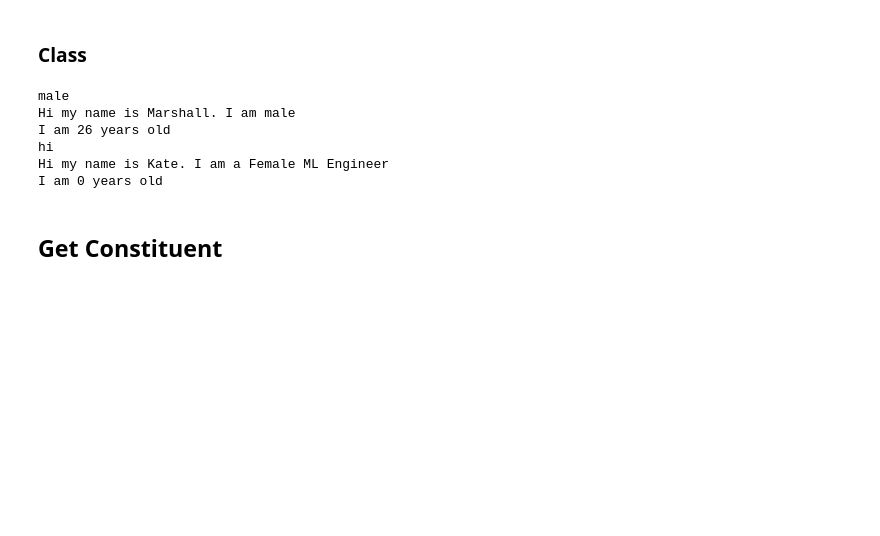
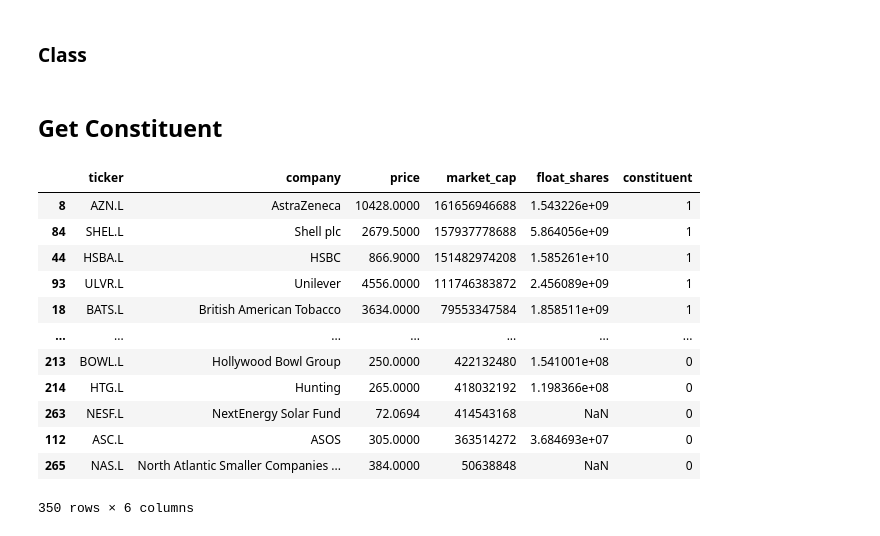
Before and after one commit to python-Marsh/Index-Rebalance, a Jupyter notebook: index_rebalance/playground.ipynb, the cells around one changed output. Saved outputs shown, nothing was run; the diff lists cells and outputs as text; code cells hidden in the pictures; blank space fills up the shorter version.

```diff
--- a/index_rebalance/playground.ipynb
+++ b/index_rebalance/playground.ipynb
@@ -57,22 +45,28 @@ the first row of df is:
 # %% [markdown]
 ### Class
 # %%
-class Person:
+from typing import Union
+from abc import ABC, abstractmethod
+
+class Person(ABC):
     def __init__(self, name: str, sex: str):
         self.name = name
         self.sex = sex
 
-    def self_intro(self, age: int = 0):
-        print(f'Hi my name is {self.name}. I am {self.sex}')
-        print(f'I am {age} years old')
+    @abstractmethod
+    def self_intro(self):
+        pass
 
     @staticmethod
     def say(word: str):
         print(word)
 
-marshall = Person(name="Marshall", sex="male")
+    def __str__(self):
+        return self.name
+
+# marshall = Person(name="Marshall", sex="male")
 print(marshall.sex)
-marshall.self_intro(26)
+marshall.self_intro()
 marshall.say('hi')
 
 class Employee(Person):
@@ -87,10 +81,16 @@ class Employee(Person):
 
 kate = Employee(name="Kate", sex="Female", job="ML Engineer")
 kate.self_intro()
+
+def introduct(x: Union[Person, Employee]):
+    x.self_intro()
+
+introduct(kate)
+print(kate)
+
+
+class Student(Person):
+    def __init__(self, name, sex):
+        super().__init__(name, sex)
+
+# marshall = Student(name='Marshall', sex='male')
-# %% [output]
-male
-Hi my name is Marshall. I am male
-I am 26 years old
-hi
-Hi my name is Kate. I am a Female ML Engineer
-I am 0 years old
@@ -97,34 +132,65 @@ I am 0 years old
 # %% [markdown]
 ## Get Constituent
 # %%
+import re
 # Step 1: Get FTSE 100 tickers from Wikipedia
 ftse_url = "https://en.wikipedia.org/wiki/FTSE_100_Index"
 tables = pd.read_html(ftse_url)
-ftse_df = tables[4]  # The table of constituents
-ftse_tickers = ftse_df['Ticker'].tolist()
-company_names = ftse_df['Company'].tolist()
+ftse_100 = tables[4]  # The table of constituents
+ftse_100['constituent'] = 1
+ftse_100.columns = [re.sub(r'\[\d+\]', '', col).upper() for col in ftse_100.columns]
+
+url = "https://en.wikipedia.org/wiki/FTSE_250_Index"
+tables = pd.read_html(url)
+ftse_250 = tables[3]  # Usually the second table is the constituents
+ftse_250['constituent'] = 0
+ftse_250.columns = [re.sub(r'\[\d+\]', '', col).upper() for col in ftse_250.columns]
+
+
+ftse_df = pd.concat([ftse_100, ftse_250], ignore_index=True)
+
+ftse_tickers = ftse_df['TICKER'].tolist()
+company_names = ftse_df['COMPANY'].tolist()
+constituent = ftse_df['CONSTITUENT'].tolist()
+
 
 # # Step 2: Append '.L' for Yahoo Finance (London Exchange)
-tickers = [t + ".L" for t in ftse_tickers]
+ftse_tickers = [t + ".L" for t in ftse_tickers]
 
 # Step 3: Fetch data from yfinance
 data = []
 
-for symbol, name in zip(tickers, company_names):
+for symbol, name, cons in zip(ftse_tickers, company_names, constituent):
     try:
         stock = yf.Ticker(symbol)
         info = stock.info
         info_dict = {
             "ticker": symbol,
             "company": name,
             "price": info.get("currentPrice"),
             "market_cap": info.get("marketCap"),
             "float_shares": info.get("floatShares"),
+            "constituent": cons,
         }
         data.append(info_dict)
     except Exception as e:
         print(f"Error fetching {symbol}: {e}")
 
 # Step 4: Convert to DataFrame and sort
 df = pd.DataFrame(data)
 df = df.sort_values(by="market_cap", ascending=False)
+df
+# %% [output]
+|  | ticker | company | price | market_cap | float_shares | constituent |
+| 8 | AZN.L | AstraZeneca | 10428.0000 | 161656946688 | 1.543226e+09 | 1 |
+| 84 | SHEL.L | Shell plc | 2679.5000 | 157937778688 | 5.864056e+09 | 1 |
+| 44 | HSBA.L | HSBC | 866.9000 | 151482974208 | 1.585261e+10 | 1 |
+| 93 | ULVR.L | Unilever | 4556.0000 | 111746383872 | 2.456089e+09 | 1 |
+| 18 | BATS.L | British American Tobacco | 3634.0000 | 79553347584 | 1.858511e+09 | 1 |
+| ... | ... | ... | ... | ... | ... | ... |
+| 213 | BOWL.L | Hollywood Bowl Group | 250.0000 | 422132480 | 1.541001e+08 | 0 |
+| 214 | HTG.L | Hunting | 265.0000 | 418032192 | 1.198366e+08 | 0 |
+| 263 | NESF.L | NextEnergy Solar Fund | 72.0694 | 414543168 | NaN | 0 |
+| 112 | ASC.L | ASOS | 305.0000 | 363514272 | 3.684693e+07 | 0 |
+| 265 | NAS.L | North Atlantic Smaller Companies ... | 384.0000 | 50638848 | NaN | 0 |
+350 rows × 6 columns
```
Also changed, not shown: parts of 23 cells of this notebook, 5 other files.
